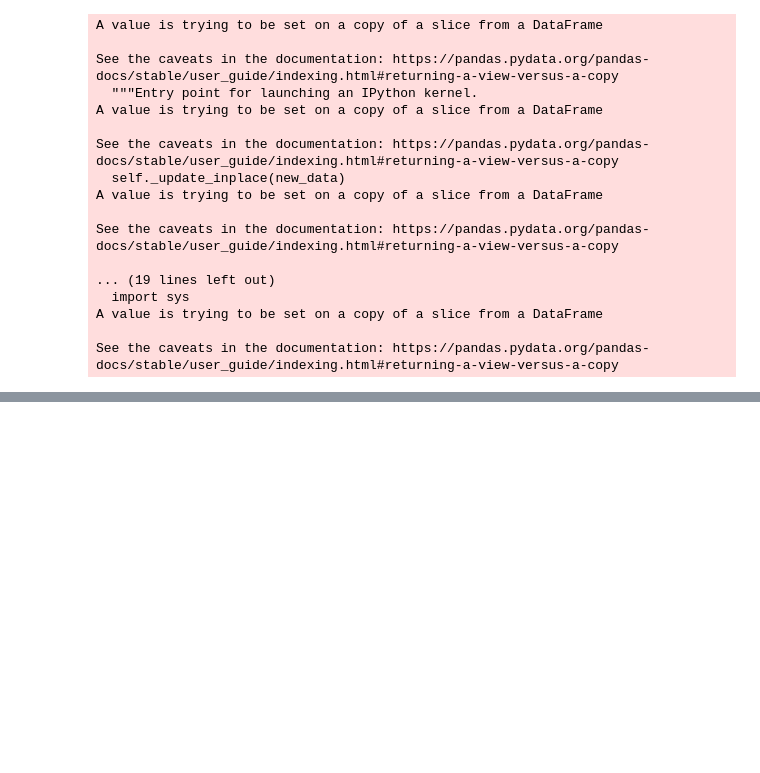
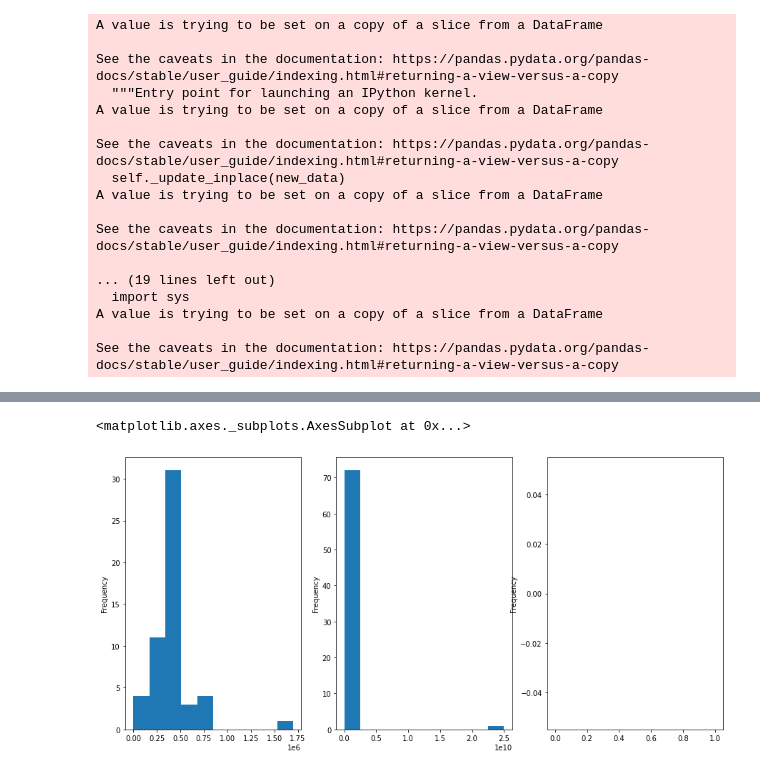
Before and after one commit to Ayanlola2002/DATA-SCIENCE-PROJECTS, a Jupyter notebook: ProjectWebscraping.ipynb, the cells around one changed output, grey strips where cells are left out. Drawn from its saved outputs; the diff is of its cells as text; code cells hidden in the pictures; blank space fills up the shorter version.

```diff
--- a/ProjectWebscraping.ipynb
+++ b/ProjectWebscraping.ipynb
@@ -243,0 +432,13 @@ ld.head()
+# %%
+#Inspect the distribution of houses per location and size of house
+import matplotlib.pyplot as plt
+fig = plt.figure(figsize=(15,7))
+fig.add_subplot(1, 3, 1)
+train['price'][(train['location']=="gbagada")&(train['bedrooms']==1)].plot(kind="hist")
+fig.add_subplot(1, 3, 2)
+train['price'][(train['location']=="surulere")&(train['bedrooms']==1)].plot(kind="hist")
+fig.add_subplot(1, 3, 3)
+train['price'][(train['location']=="yaba")&(train['bedrooms']==1)].plot(kind="hist")
+# %% [output]
+<matplotlib.axes._subplots.AxesSubplot at 0x...>
+[figure, added]
```
Also changed, not shown: parts of 31 cells of this notebook.
